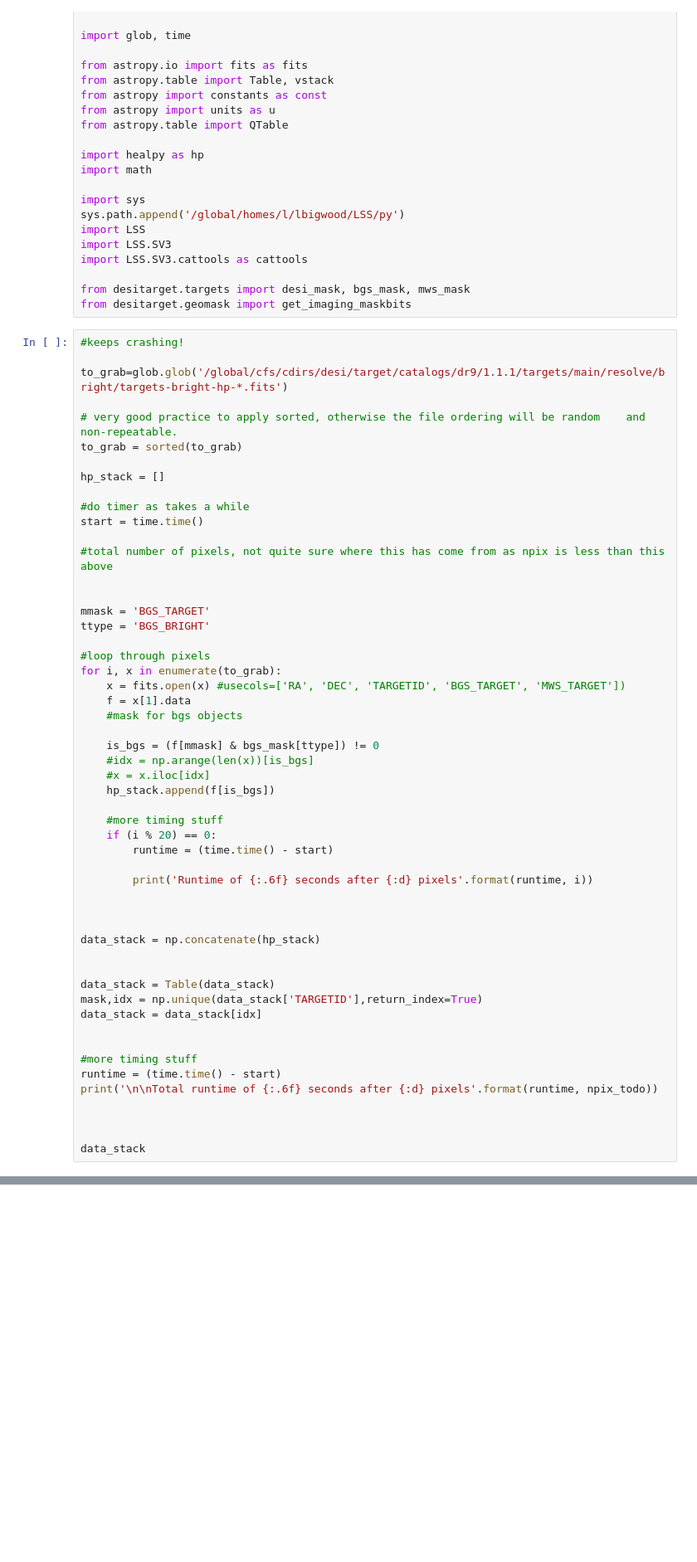
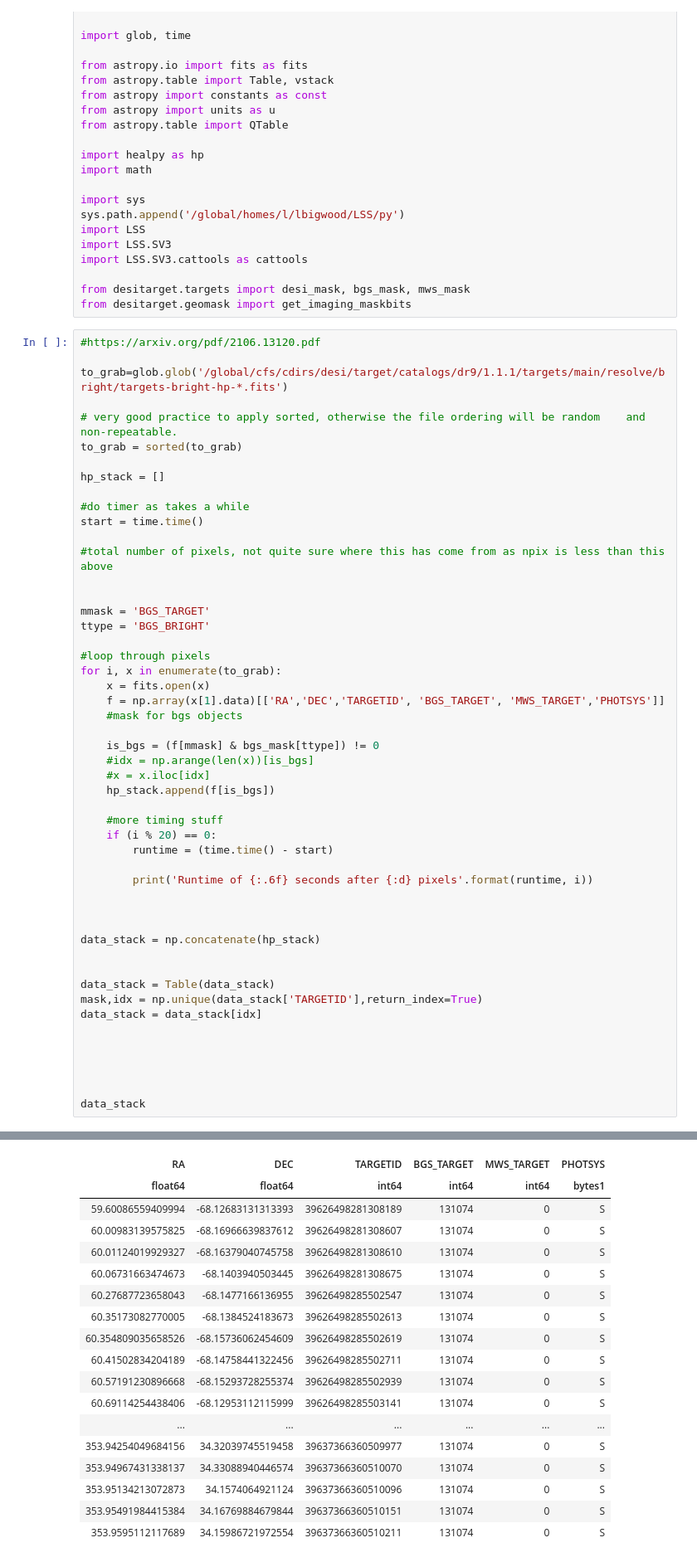
Before and after one commit to michaelJwilson/S4Mock, a Jupyter notebook: corr_func_work.ipynb, the cells around one changed output, grey strips where cells are left out. Shown: that part at 83% size. Drawn from its saved outputs; the diff is of its cells as text; blank space fills up the shorter version.

```diff
--- a/corr_func_work.ipynb
+++ b/corr_func_work.ipynb
@@ -32,7 +32,7 @@ import LSS.SV3.cattools as cattools
 from desitarget.targets import desi_mask, bgs_mask, mws_mask
 from desitarget.geomask import get_imaging_maskbits
 # %%
-#keeps crashing!
+#https://arxiv.org/pdf/2106.13120.pdf
 
 to_grab=glob.glob('/global/cfs/cdirs/desi/target/catalogs/dr9/1.1.1/targets/main/resolve/bright/targets-bright-hp-*.fits')
 
@@ -52,8 +52,8 @@ ttype = 'BGS_BRIGHT'
 
 #loop through pixels
 for i, x in enumerate(to_grab):
-    x = fits.open(x) #usecols=['RA', 'DEC', 'TARGETID', 'BGS_TARGET', 'MWS_TARGET'])
-    f = x[1].data
+    x = fits.open(x)
+    f = np.array(x[1].data)[['RA','DEC','TARGETID', 'BGS_TARGET', 'MWS_TARGET','PHOTSYS']]
     #mask for bgs objects
 
     is_bgs = (f[mmask] & bgs_mask[ttype]) != 0
@@ -77,9 +77,6 @@ mask,idx = np.unique(data_stack['TARGETID'],return_index=True)
 data_stack = data_stack[idx]
 
 
-#more timing stuff
-runtime = (time.time() - start)
-print('\n\nTotal runtime of {:.6f} seconds after {:d} pixels'.format(runtime, npix_todo))
 
 
 
@@ -96,0 +103,18 @@ In gridlink_double> Running with [nmesh_x, nmesh_y, nmesh_z]  = 41,41,41.  Time
+| RA | DEC | TARGETID | BGS_TARGET | MWS_TARGET | PHOTSYS |
+| float64 | float64 | int64 | int64 | int64 | bytes1 |
+| 59.60086559409994 | -68.12683131313393 | 39626498281308189 | 131074 | 0 | S |
+| 60.00983139575825 | -68.16966639837612 | 39626498281308607 | 131074 | 0 | S |
+| 60.01124019929327 | -68.16379040745758 | 39626498281308610 | 131074 | 0 | S |
+| 60.06731663474673 | -68.1403940503445 | 39626498281308675 | 131074 | 0 | S |
+| 60.27687723658043 | -68.1477166136955 | 39626498285502547 | 131074 | 0 | S |
+| 60.35173082770005 | -68.1384524183673 | 39626498285502613 | 131074 | 0 | S |
+| 60.354809035658526 | -68.15736062454609 | 39626498285502619 | 131074 | 0 | S |
+| 60.41502834204189 | -68.14758441322456 | 39626498285502711 | 131074 | 0 | S |
+| 60.57191230896668 | -68.15293728255374 | 39626498285502939 | 131074 | 0 | S |
+| 60.69114254438406 | -68.12953112115999 | 39626498285503141 | 131074 | 0 | S |
+| ... | ... | ... | ... | ... | ... |
+| 353.94254049684156 | 34.32039745519458 | 39637366360509977 | 131074 | 0 | S |
+| 353.94967431338137 | 34.33088940446574 | 39637366360510070 | 131074 | 0 | S |
+| 353.95134213072873 | 34.1574064921124 | 39637366360510096 | 131074 | 0 | S |
+| 353.95491984415384 | 34.16769884679844 | 39637366360510151 | 131074 | 0 | S |
+| 353.9595112117689 | 34.15986721972554 | 39637366360510211 | 131074 | 0 | S |
```
Also changed, not shown: parts of 6 cells of this notebook.
